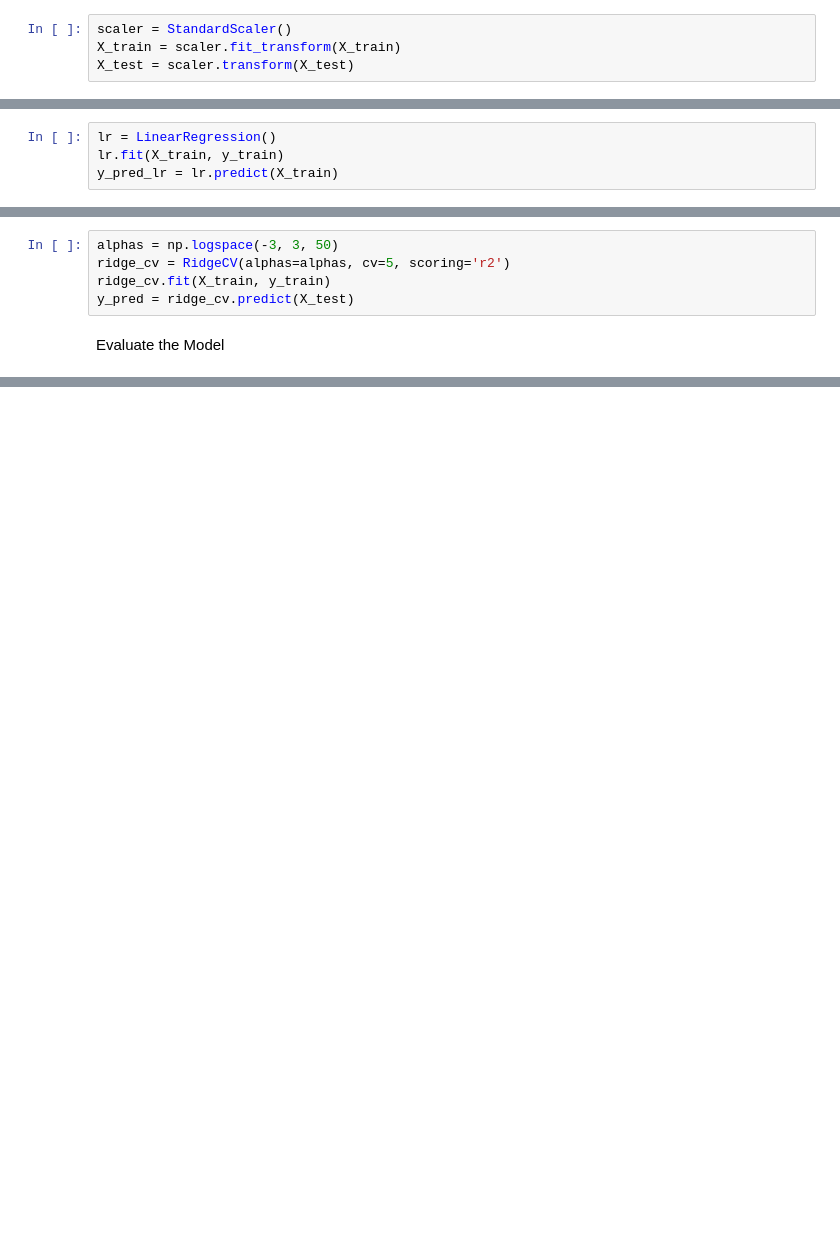
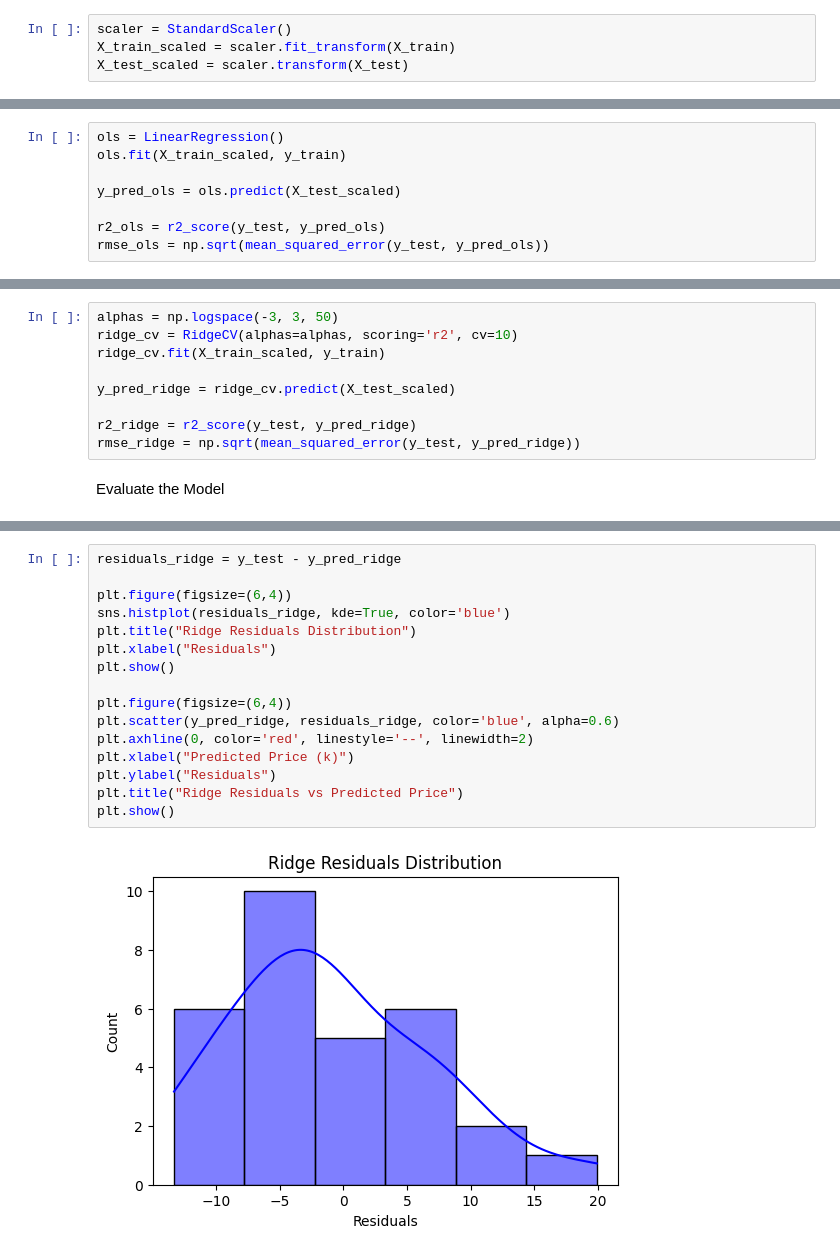
Before and after one commit to Sunmathi-A77/CarPricePrediction-Ridge, a Jupyter notebook: Car_Price_Prediction.ipynb, the cells around one changed output, grey strips where cells are left out. Drawn from its saved outputs; the diff is of its cells as text; blank space fills up the shorter version.

```diff
--- a/Car_Price_Prediction.ipynb
+++ b/Car_Price_Prediction.ipynb
@@ -119,21 +251,29 @@ print("X_test:", X_test.shape)
 Scaling features
 # %%
 scaler = StandardScaler()
-X_train = scaler.fit_transform(X_train)
-X_test = scaler.transform(X_test)
+X_train_scaled = scaler.fit_transform(X_train)
+X_test_scaled = scaler.transform(X_test)
 # %% [markdown]
 Fit Linear Regression
 # %%
-lr = LinearRegression()
-lr.fit(X_train, y_train)
-y_pred_lr = lr.predict(X_train)
+ols = LinearRegression()
+ols.fit(X_train_scaled, y_train)
+
+y_pred_ols = ols.predict(X_test_scaled)
+
+r2_ols = r2_score(y_test, y_pred_ols)
+rmse_ols = np.sqrt(mean_squared_error(y_test, y_pred_ols))
 # %% [markdown]
 Fit RidgeCV
 # %%
 alphas = np.logspace(-3, 3, 50)
-ridge_cv = RidgeCV(alphas=alphas, cv=5, scoring='r2')
-ridge_cv.fit(X_train, y_train)
-y_pred = ridge_cv.predict(X_test)
+ridge_cv = RidgeCV(alphas=alphas, scoring='r2', cv=10)
+ridge_cv.fit(X_train_scaled, y_train)
+
+y_pred_ridge = ridge_cv.predict(X_test_scaled)
+
+r2_ridge = r2_score(y_test, y_pred_ridge)
+rmse_ridge = np.sqrt(mean_squared_error(y_test, y_pred_ridge))
 # %% [markdown]
 Evaluate the Model
 # %%
@@ -151,0 +305,18 @@ print("RMSE:", np.sqrt(mean_squared_error(y_test, y_pred)))
+# %%
+residuals_ridge = y_test - y_pred_ridge
+
+plt.figure(figsize=(6,4))
+sns.histplot(residuals_ridge, kde=True, color='blue')
+plt.title("Ridge Residuals Distribution")
+plt.xlabel("Residuals")
+plt.show()
+
+plt.figure(figsize=(6,4))
+plt.scatter(y_pred_ridge, residuals_ridge, color='blue', alpha=0.6)
+plt.axhline(0, color='red', linestyle='--', linewidth=2)
+plt.xlabel("Predicted Price (k)")
+plt.ylabel("Residuals")
+plt.title("Ridge Residuals vs Predicted Price")
+plt.show()
+# %% [output]
+[figure, added]
```
Also changed, not shown: parts of 24 cells of this notebook, 1 other file.
